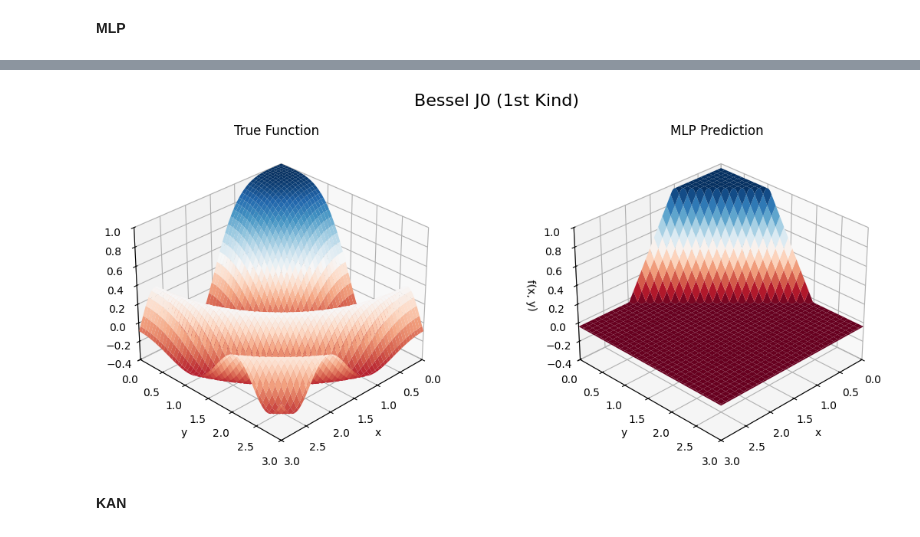
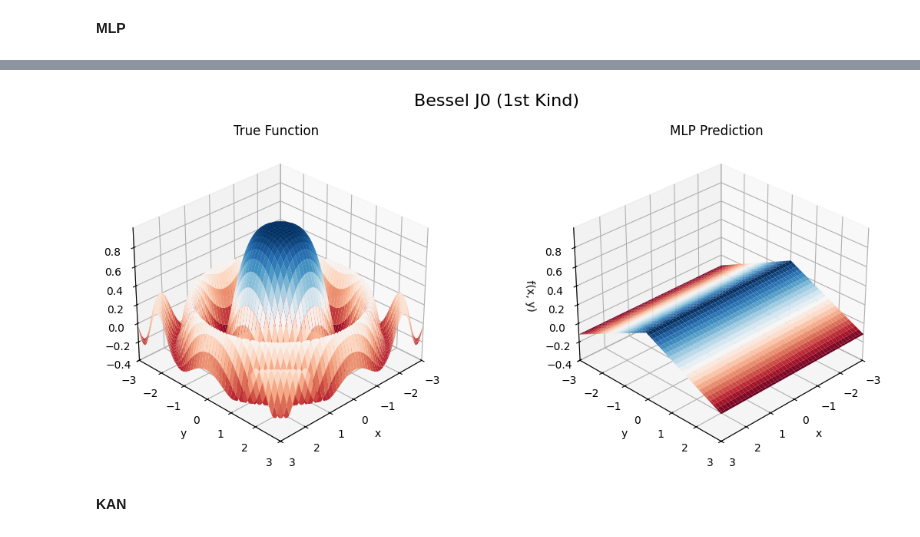
Before and after one commit to byang-nu/function_simulation, a Jupyter notebook: MLP_KAN_Bessel.ipynb, the cells around one changed output, grey strips where cells are left out. Cells and saved outputs as stored; diff of their text form; code cells hidden in the pictures.

Commit message:
Expanded simulation range; enforced symmetry in simulation; plotted KAN training and testing input coordinates; extracted an activation function from the KAN tree

```diff
--- a/MLP_KAN_Bessel.ipynb
+++ b/MLP_KAN_Bessel.ipynb
@@ -25,8 +25,12 @@ class MLP_2_2_1(nn.Module):
     def forward(self, x):
         return self.model(x)
 # %%
-x = np.linspace(0, 3, 100)
-y = np.linspace(0, 3, 100)
+#x = np.linspace(0, 3, 100)
+#y = np.linspace(0, 3, 100)
+
+# expanded the range to [-3,3] + more data points
+x = np.linspace(-3, 3, 400)
+y = np.linspace(-3, 3, 400)
 x, y = np.meshgrid(x, y)
 
 f = lambda x,y: jn(0, x**2 + y**2)  # Bessel function of the first kind, order 0
@@ -84,6 +88,10 @@ Epoch 1800, Loss: 0.045430
 # %%
-x_grid = np.linspace(0, 3, 101)
-y_grid = np.linspace(0, 3, 101)
+#x_grid = np.linspace(0, 3, 101)
+#y_grid = np.linspace(0, 3, 101)
+
+# expanded the range to [-3,3] + more data points
+x_grid = np.linspace(-3, 3, 401)
+y_grid = np.linspace(-3, 3, 401)
 
 X1_grid, X2_grid = np.meshgrid(x_grid, y_grid)
 
@@ -105,36 +113,36 @@ fig = plt.figure(figsize=(12,5))
 
 # --- True function ---
 ax1 = fig.add_subplot(121, projection='3d')
 surf1 = ax1.plot_surface(x, y, f(x, y), cmap='RdBu')
 
 ax1.set_title("True Function")
 ax1.set_xlabel("x")
 ax1.set_ylabel("y")
 
 # --- MLP prediction ---
 ax2 = fig.add_subplot(122, projection='3d')
 surf2 = ax2.plot_surface(X1_grid, X2_grid, Z, cmap='RdBu')
 
 ax2.set_title("MLP Prediction")
 ax2.set_xlabel("x")
 ax2.set_ylabel("y")
 ax2.set_zlabel("f(x, y)")
 
 # --- Make axes identical ---
 zmin = min(f(x,y).min(), Z.min())
 zmax = max(f(x,y).max(), Z.max())
 
 for ax in [ax1, ax2]:
-    ax.set_xlim(0, 3)
-    ax.set_ylim(0, 3)
+    ax.set_xlim(-3, 3)
+    ax.set_ylim(-3, 3)
     ax.set_zlim(zmin, zmax)
     ax.view_init(elev=30, azim=45)
 
 plt.suptitle("Bessel J0 (1st Kind)", fontsize=16)
 plt.tight_layout()
 plt.show()
 # %% [output]
-[figure, old version]
+[figure, new version]
 # %% [markdown]
 **KAN**
 # %%
```
Also changed, not shown: parts of 23 cells of this notebook.
